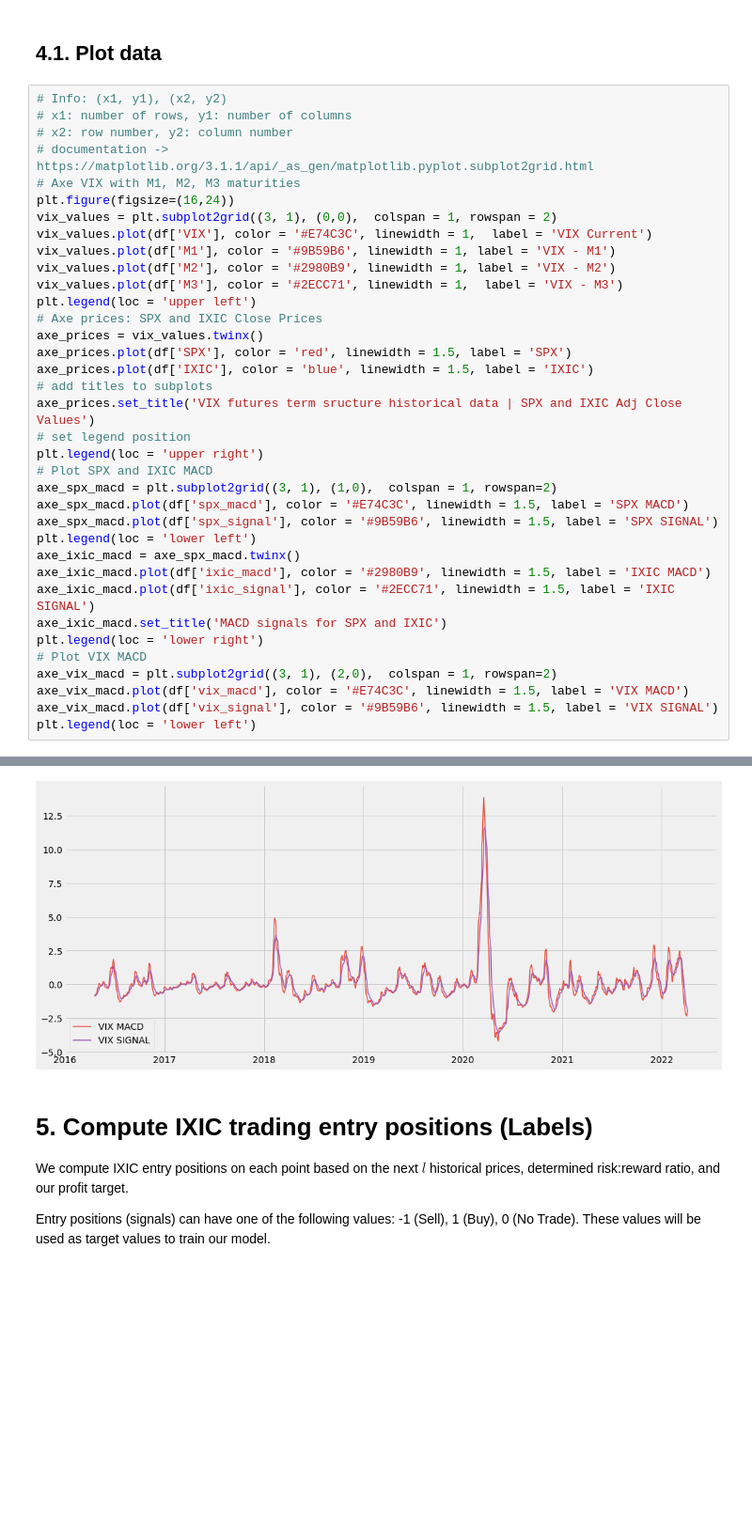
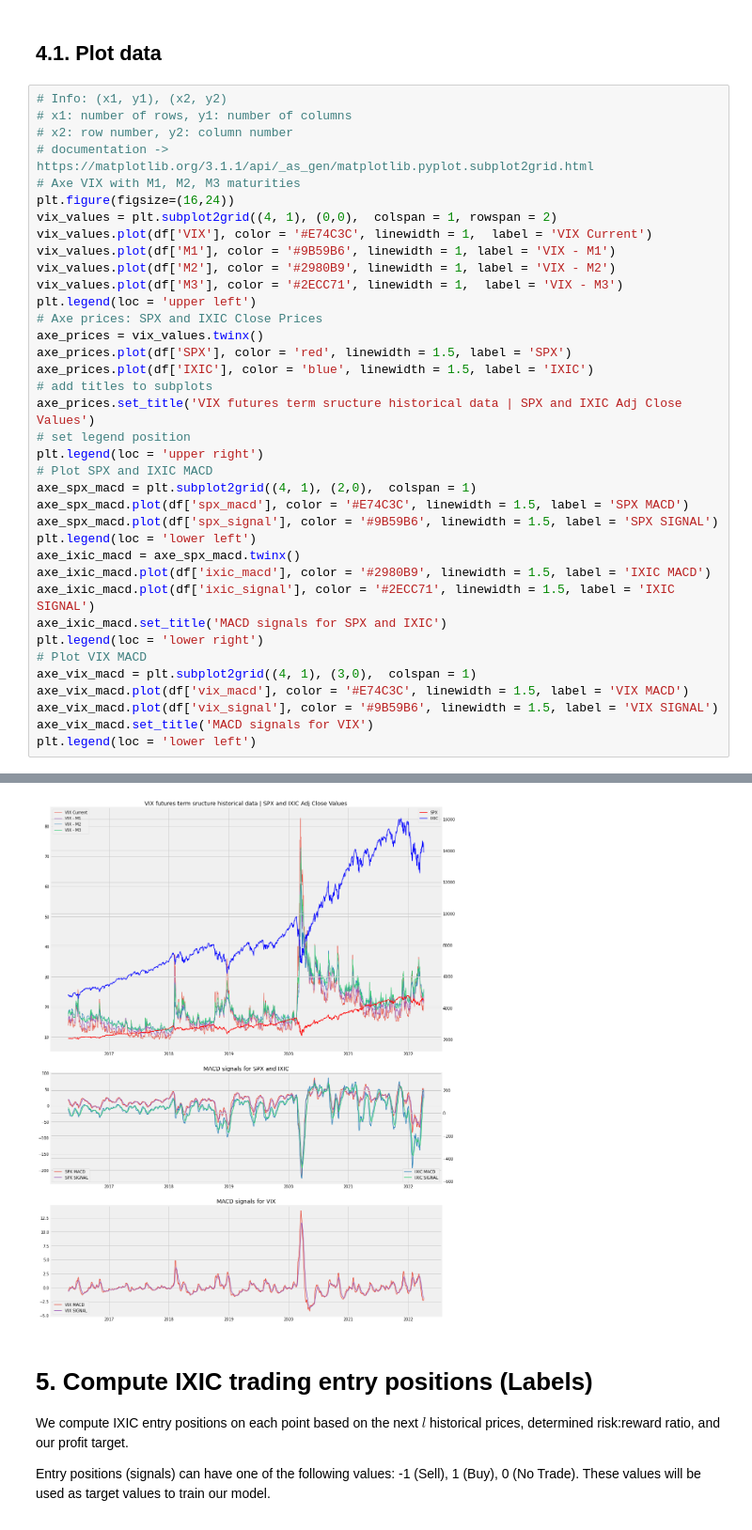
Before and after one commit to ayoubbensakhria/wqu690, a Jupyter notebook: VIX_futures_term_struct_trading_strategy_WQU690_Capstone_FINAL_(MACD(VIX)).ipynb, the cells around one changed output, grey strips where cells are left out. Shown at 94% size. Saved outputs shown, nothing was run; the diff lists cells and outputs as text; blank space fills up the shorter version.

Commit message:
Fix plot FINAL (MACD(VIX))

```diff
--- a/VIX_futures_term_struct_trading_strategy_WQU690_Capstone_FINAL_(MACD(VIX)).ipynb
+++ b/VIX_futures_term_struct_trading_strategy_WQU690_Capstone_FINAL_(MACD(VIX)).ipynb
@@ -152,38 +152,39 @@ df.head()
 # documentation -> https://matplotlib.org/3.1.1/api/_as_gen/matplotlib.pyplot.subplot2grid.html
 # Axe VIX with M1, M2, M3 maturities
 plt.figure(figsize=(16,24))
-vix_values = plt.subplot2grid((3, 1), (0,0),  colspan = 1, rowspan = 2)
+vix_values = plt.subplot2grid((4, 1), (0,0),  colspan = 1, rowspan = 2)
 vix_values.plot(df['VIX'], color = '#E74C3C', linewidth = 1,  label = 'VIX Current')
 vix_values.plot(df['M1'], color = '#9B59B6', linewidth = 1, label = 'VIX - M1')
 vix_values.plot(df['M2'], color = '#2980B9', linewidth = 1, label = 'VIX - M2')
 vix_values.plot(df['M3'], color = '#2ECC71', linewidth = 1,  label = 'VIX - M3')
 plt.legend(loc = 'upper left')
 # Axe prices: SPX and IXIC Close Prices
 axe_prices = vix_values.twinx()
 axe_prices.plot(df['SPX'], color = 'red', linewidth = 1.5, label = 'SPX')
 axe_prices.plot(df['IXIC'], color = 'blue', linewidth = 1.5, label = 'IXIC')
 # add titles to subplots
 axe_prices.set_title('VIX futures term sructure historical data | SPX and IXIC Adj Close Values')
 # set legend position
 plt.legend(loc = 'upper right')
 # Plot SPX and IXIC MACD
-axe_spx_macd = plt.subplot2grid((3, 1), (1,0),  colspan = 1, rowspan=2)
+axe_spx_macd = plt.subplot2grid((4, 1), (2,0),  colspan = 1)
 axe_spx_macd.plot(df['spx_macd'], color = '#E74C3C', linewidth = 1.5, label = 'SPX MACD')
 axe_spx_macd.plot(df['spx_signal'], color = '#9B59B6', linewidth = 1.5, label = 'SPX SIGNAL')
 plt.legend(loc = 'lower left')
 axe_ixic_macd = axe_spx_macd.twinx()
 axe_ixic_macd.plot(df['ixic_macd'], color = '#2980B9', linewidth = 1.5, label = 'IXIC MACD')
 axe_ixic_macd.plot(df['ixic_signal'], color = '#2ECC71', linewidth = 1.5, label = 'IXIC SIGNAL')
 axe_ixic_macd.set_title('MACD signals for SPX and IXIC')
 plt.legend(loc = 'lower right')
 # Plot VIX MACD
-axe_vix_macd = plt.subplot2grid((3, 1), (2,0),  colspan = 1, rowspan=2)
+axe_vix_macd = plt.subplot2grid((4, 1), (3,0),  colspan = 1)
 axe_vix_macd.plot(df['vix_macd'], color = '#E74C3C', linewidth = 1.5, label = 'VIX MACD')
 axe_vix_macd.plot(df['vix_signal'], color = '#9B59B6', linewidth = 1.5, label = 'VIX SIGNAL')
+axe_vix_macd.set_title('MACD signals for VIX')
 plt.legend(loc = 'lower left')
 # %% [output]
 <matplotlib.legend.Legend at 0x...>
-[figure, old version]
+[figure, new version]
 # %% [markdown]
 # 5. Compute IXIC trading entry positions (Labels)
 
```
